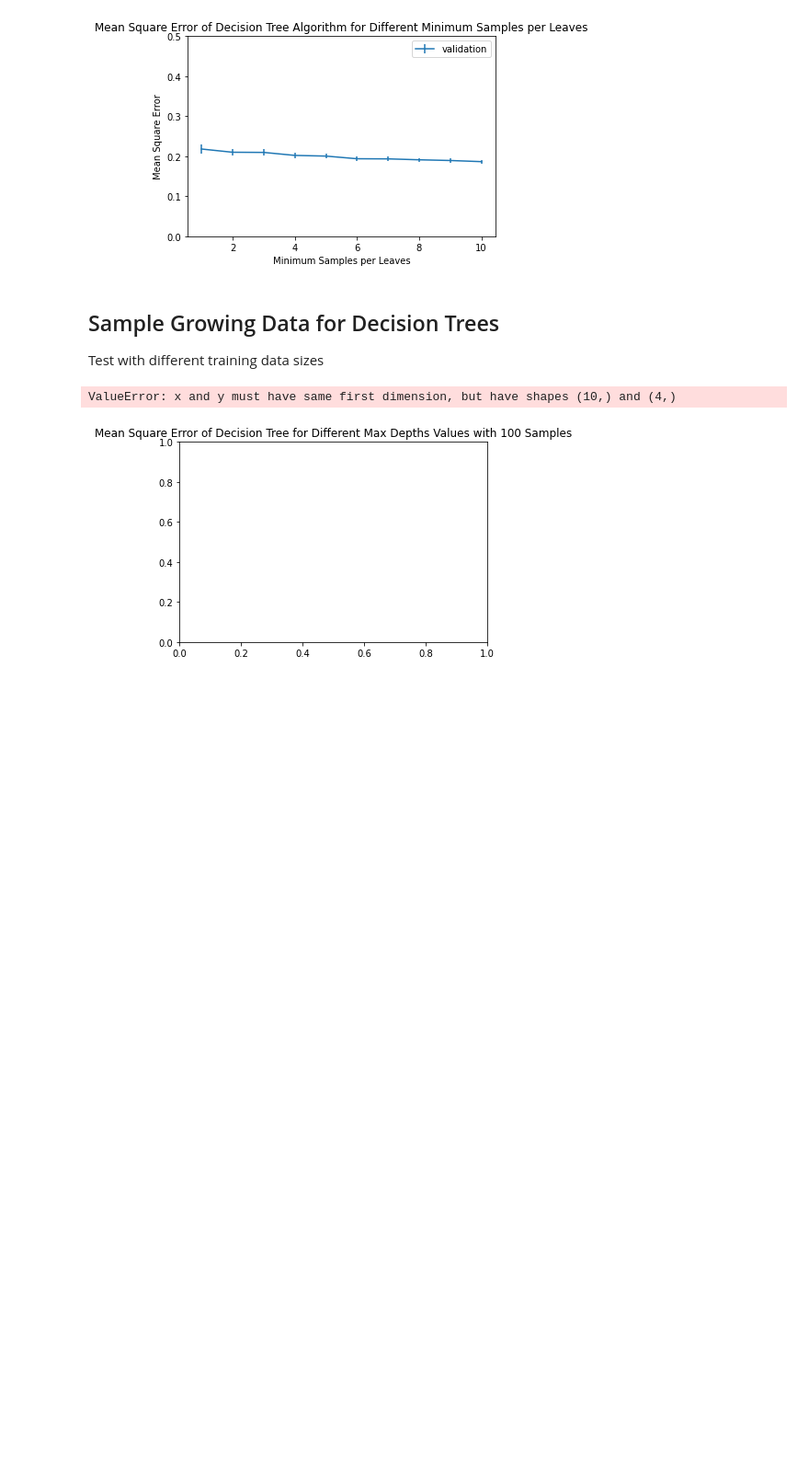
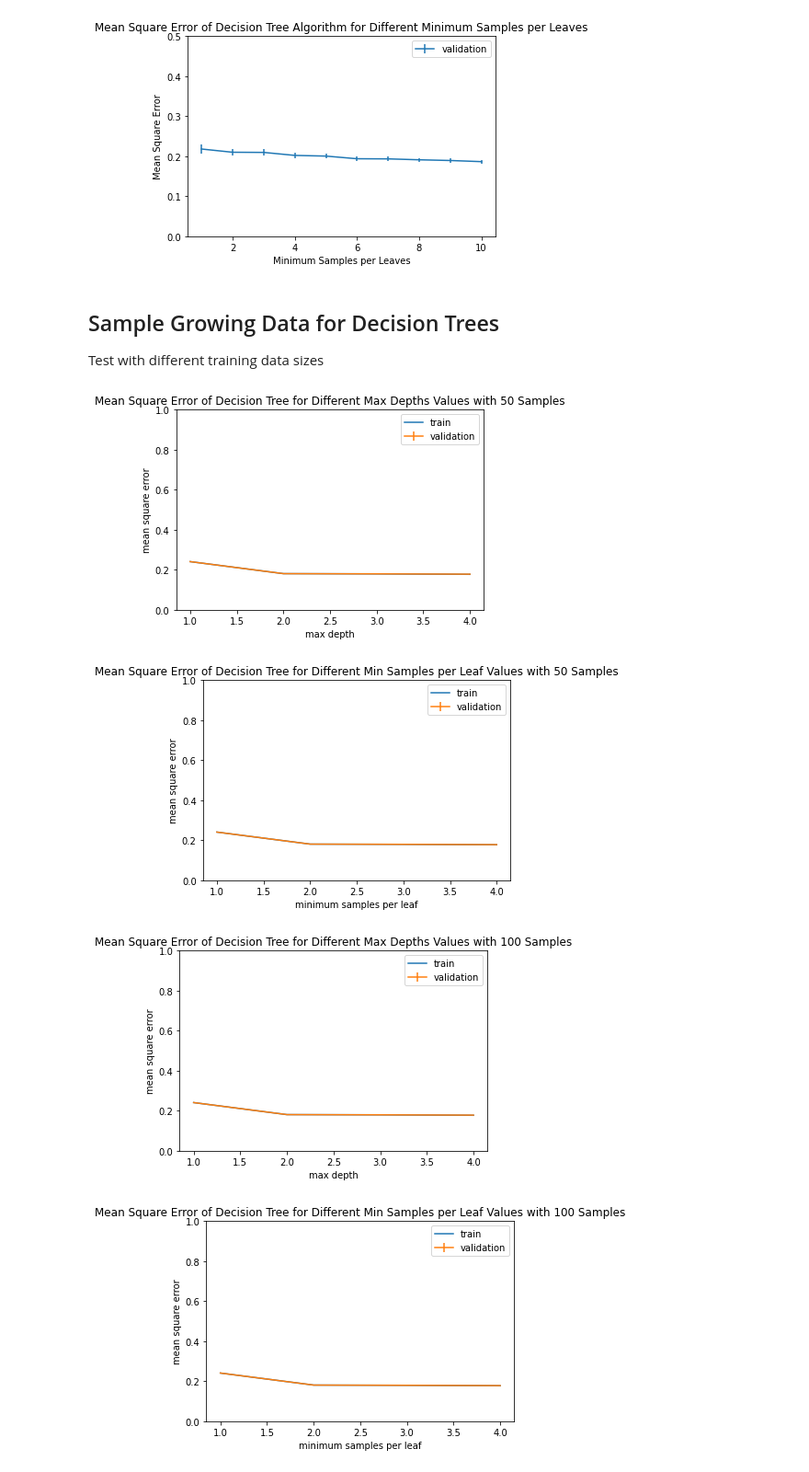
Before and after one commit to chrismartel/COMP551, a Jupyter notebook: projects/mini_project_1/adult.ipynb, the cells around one changed output. Shown at 92% size. Saved outputs shown, nothing was run; the diff lists cells and outputs as text; code cells hidden in the pictures; blank space fills up the shorter version.

Commit message:
added python file for cross validation function

```diff
--- a/projects/mini_project_1/adult.ipynb
+++ b/projects/mini_project_1/adult.ipynb
@@ -357,40 +328,44 @@ plt.show()
 
 Test with different training data sizes
 # %%
-sizes = [100, 1000, 5000, 10000]
+sizes = [50, 100, 500, 1000, 5000, 10000]
 
 inds = np.random.permutation(range(train.shape[0]))
+
+# Decision Tree Parameters
+max_d_list =  list(range(1,5)) #1-15
+min_samples_per_leaves_list = list(range(1,5)) #1-10
 
 for s in sizes:
     # select s random samples from train dataset
     x_subset, y_subset = x[inds[:s]], y[inds[:s]]
 
     # apply cross validation to get validation and train error matrices
-    err_matrix = decision_tree_cross_validation(x,y,max_d_list,min_samples_per_leaves_list,L)
-    err_val_matrix = err_matrix[0]
-    err_train_matrix = err_matrix[1]
+    acc_val_matrix, acc_train_matrix = decision_tree_cross_validation(x,y,max_d_list,min_samples_per_leaves_list,L)
 
     # Mean of folds
-    err_val_matrix_fold = np.mean(err_val_matrix, axis=-1)
-    err_train_matrix_fold = np.mean(err_train_matrix, axis=-1)
+    acc_val_matrix_fold = np.mean(acc_val_matrix, axis=-1)
+    acc_train_matrix_fold = np.mean(acc_train_matrix, axis=-1)
 
     plt.title('Mean Square Error of Decision Tree for Different Max Depths Values with {size} Samples'.format(size = s))
-    plt.plot(max_depth_list, np.mean(err_train_matrix_fold, axis=-1),  label='train')
-    plt.errorbar(max_depth_list, np.mean(err_val_matrix_fold, axis=-1), np.std(err_val_matrix_fold, axis=-1), label='validation')
+    plt.plot(max_d_list, np.mean(acc_train_matrix_fold, axis=-1),  label='train')
+    plt.errorbar(max_d_list, np.mean(acc_val_matrix_fold, axis=-1), np.std(acc_val_matrix_fold, axis=-1), label='validation')
     plt.legend()
     plt.xlabel('max depth')
-    plt.ylabel('mean squared error')
+    plt.ylabel('mean square error')
     plt.ylim(0,1)
     plt.show()
 
     plt.title('Mean Square Error of Decision Tree for Different Min Samples per Leaf Values with {size} Samples'.format(size = s))
-    plt.plot(min_samples_per_leaf_list, np.mean(err_train_matrix_fold, axis=0),  label='train')
-    plt.errorbar(min_samples_per_leaf_list, np.mean(err_val_matrix_fold, axis=0), np.std(err_val_matrix_fold, axis=0), label='validation')
+    plt.plot(min_samples_per_leaves_list, np.mean(acc_train_matrix_fold, axis=-1),  label='train')
+    plt.errorbar(min_samples_per_leaves_list, np.mean(acc_val_matrix_fold, axis=-1), np.std(acc_val_matrix_fold, axis=-1), label='validation')
     plt.legend()
     plt.xlabel('minimum samples per leaf')
-    plt.ylabel('mean squared error')
+    plt.ylabel('mean square error')
     plt.ylim(0,1)
     plt.show()
 # %% [output]
-ValueError: x and y must have same first dimension, but have shapes (10,) and (4,)
-[figure, old version]
+[figure, new version]
+[figure, added]
+[figure, added]
+[figure, added]
```
Also changed, not shown: parts of 5 cells of this notebook, 1 other file.
